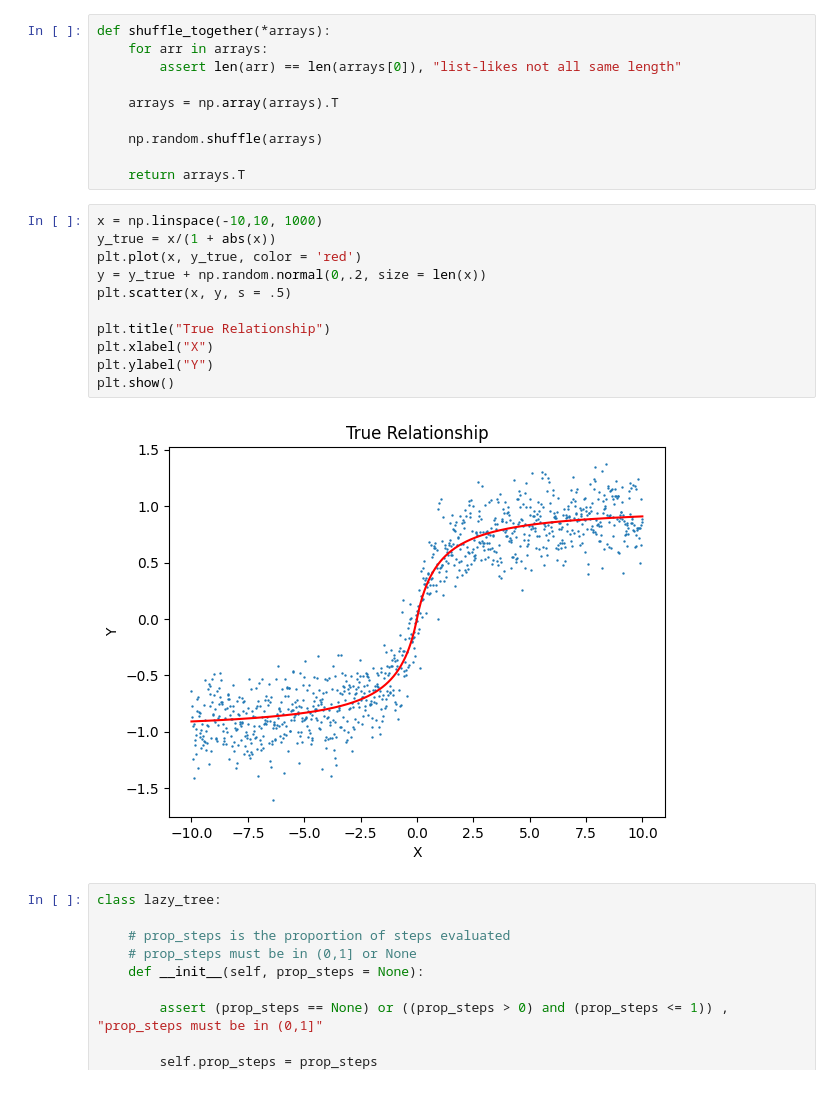
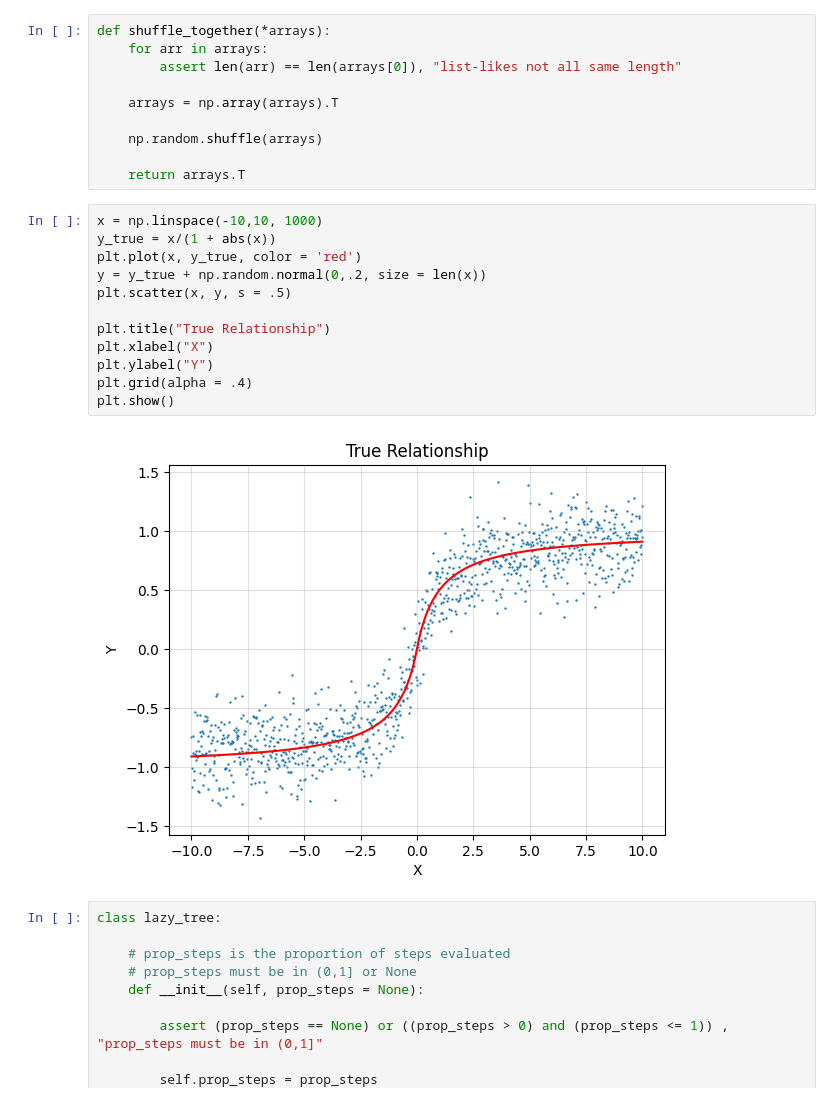
Before and after one commit to morganhawkins/ML-Projects, a Jupyter notebook: Lazy Regression Tree.ipynb, the cells around one changed output. Drawn from its saved outputs; the diff is of its cells as text.

Commit message:
recreated graph and added style

```diff
--- a/Lazy Regression Tree.ipynb
+++ b/Lazy Regression Tree.ipynb
@@ -15,16 +15,17 @@ def shuffle_together(*arrays):
 # %%
 x = np.linspace(-10,10, 1000)
 y_true = x/(1 + abs(x))
 plt.plot(x, y_true, color = 'red')
 y = y_true + np.random.normal(0,.2, size = len(x))
 plt.scatter(x, y, s = .5)
 
 plt.title("True Relationship")
 plt.xlabel("X")
 plt.ylabel("Y")
+plt.grid(alpha = .4)
 plt.show()
 # %% [output]
-[figure, old version]
+[figure, new version]
 # %%
 class lazy_tree:
 
```
Also changed, not shown: parts of 1 cell of this notebook.
